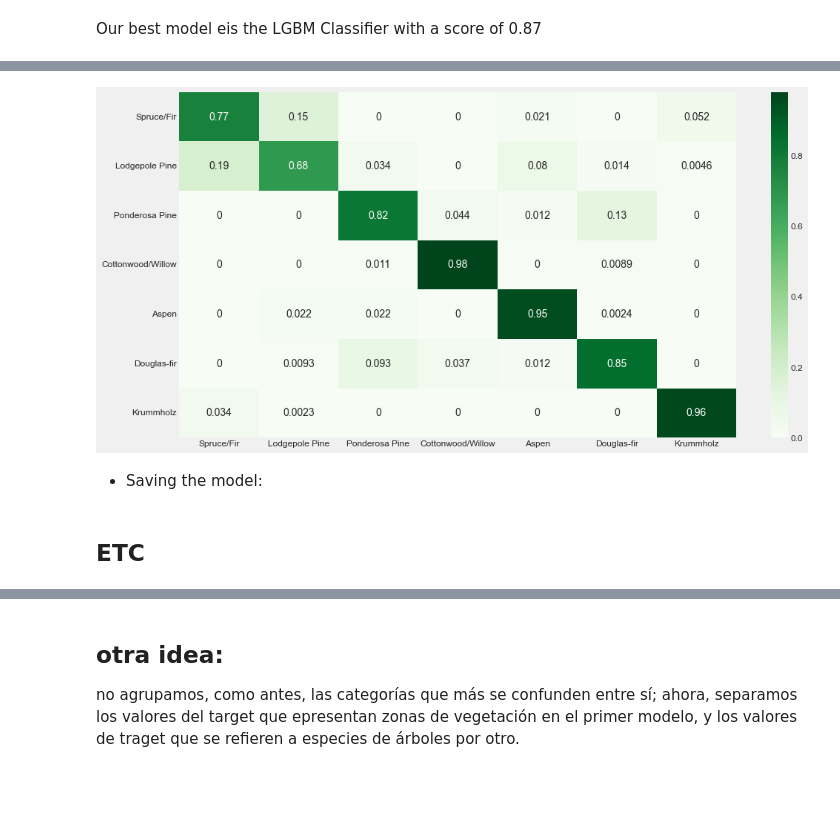
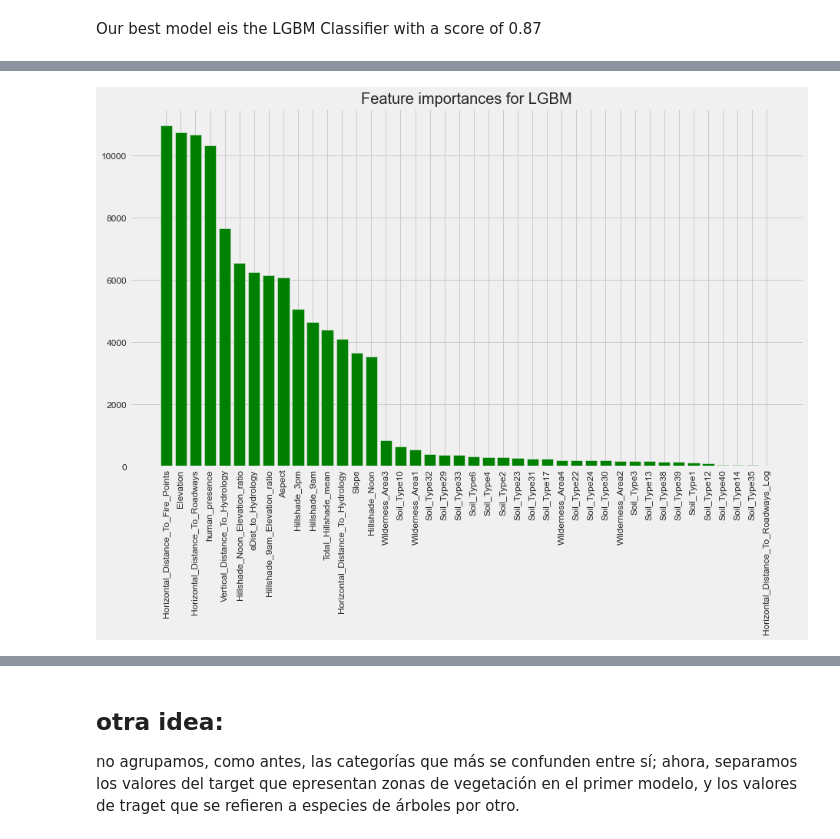
Before and after one commit to irene-glez/Forest_Cover_Prediction, a Jupyter notebook: src/notebooks/3.model_selection.ipynb, the cells around one changed output, grey strips where cells are left out. Cells and saved outputs as stored; diff of their text form; code cells hidden in the pictures; blank space fills up the shorter version.

Commit message:
model selection

```diff
--- a/src/notebooks/3.model_selection.ipynb
+++ b/src/notebooks/3.model_selection.ipynb
@@ -274,5 +263,24 @@ y_test_pred_rf = rf.predict(X_test)
+# %%
+pipeline = pickle.load(open('../model/best_ensemble_model','rb'))
+
+model = pipeline[1]
+
+train = pd.read_csv('../data/train_newfeats_drop.csv')
+# %%
+X = train.drop(['Cover_Type'], axis= 1)
+y = train['Cover_Type']
+
+transformer = QuantileTransformer()
+
+trans_X = transformer.fit_transform(X)
+
+X_train, X_test, y_train, y_test = train_test_split(X, y, test_size=0.2, random_state=42)
 # %%
-print (rf.score(X_train, y_train))
-print(rf.score(X_test, y_test))
+model.fit(X_train, y_train)
+
+y_test_pred_model = model.predict(X_test)
+
+print (model.score(X_train, y_train))
+print(model.score(X_test, y_test))
 # %% [output]
 1.0
@@ -298,10 +287,0 @@ print(f1_score(y_test, y_test_pred_rf, average='macro'))
-# %%
-x_axis_labels = ['Spruce/Fir','Lodgepole Pine','Ponderosa Pine','Cottonwood/Willow','Aspen','Douglas-fir','Krummholz']
-y_axis_labels = ['Spruce/Fir','Lodgepole Pine','Ponderosa Pine','Cottonwood/Willow','Aspen','Douglas-fir','Krummholz']
-
-plt.figure(figsize = (15,8))
-sns.heatmap(confusion_matrix(y_test, y_test_pred_rf, normalize='true'), annot=True, xticklabels=x_axis_labels, yticklabels=y_axis_labels, cmap='Greens');
-# %% [output]
-[figure, removed]
-# %% [markdown]
-- Saving the model:
@@ -322,2 +287,0 @@ with open(name, 'wb') as archivo_salida:
-# %% [markdown]
-## ETC
@@ -329,0 +288,15 @@ y_test_pred_etc = etc.predict(X_test)
+# %%
+importances = pd.DataFrame(data={
+    'Attribute': X.columns,
+    'Importance': model.feature_importances_
+})
+importances = importances.sort_values(by='Importance', ascending=False)
+
+plt.figure(figsize = (14,8))
+
+plt.bar(x=importances['Attribute'], height=importances['Importance'], color='#008000')
+plt.title('Feature importances for LGBM', size=20)
+plt.xticks(rotation='vertical')
+plt.show()
+# %% [output]
+[figure, added]
```
Also changed, not shown: parts of 35 cells of this notebook, 1 other file.
